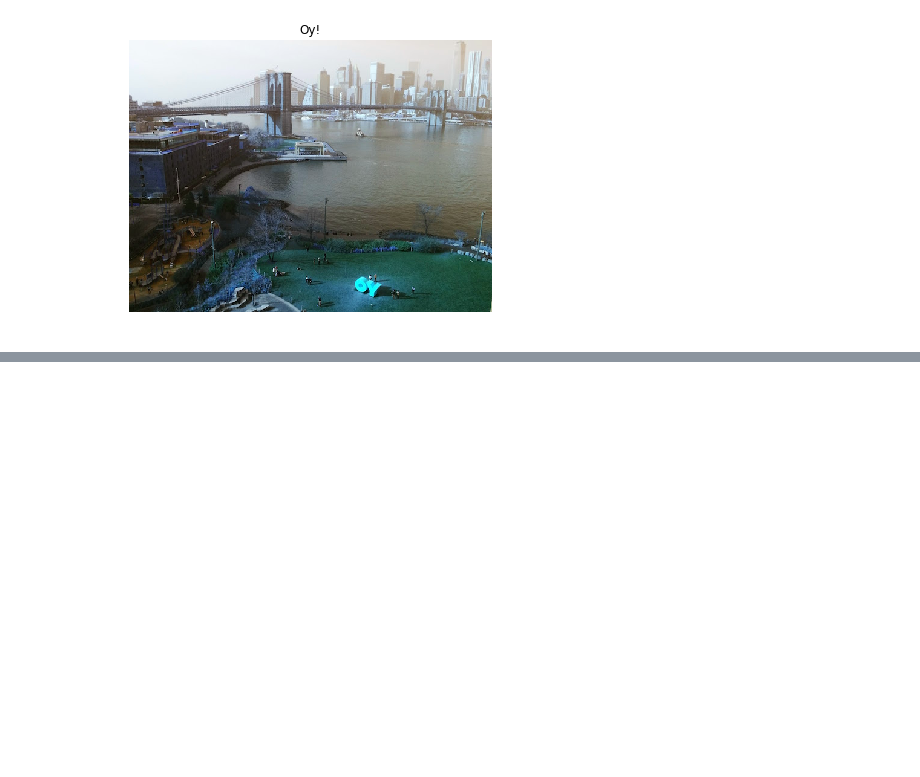
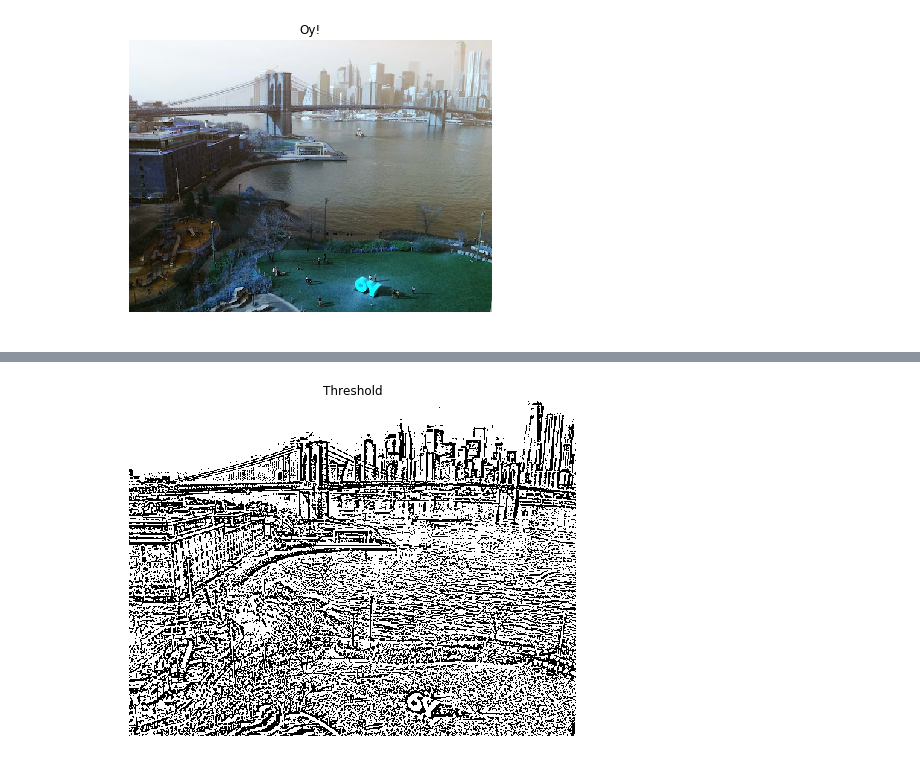
Before and after one commit to SaharCarmel/ComputerVision046746, a Jupyter notebook: HW0/ee046746_hw0_python_image_processing.ipynb, the cells around one changed output, grey strips where cells are left out. Saved outputs shown, nothing was run; the diff lists cells and outputs as text; code cells hidden in the pictures; blank space fills up the shorter version.

```diff
--- a/HW0/ee046746_hw0_python_image_processing.ipynb
+++ b/HW0/ee046746_hw0_python_image_processing.ipynb
@@ -50,6 +50,13 @@ import numpy as np
 import matplotlib.pyplot as plt
 import cv2
 %matplotlib inline
+# %%
+def plotImage(image, title):
+    fig = plt.figure(figsize=(8, 8)) # create a figure, just like in matlab
+    ax = fig.add_subplot(1, 1 ,1) # create a subplot of certain size
+    ax.imshow(image, cmap="gray")
+    ax.set_title(title)
+    ax.set_axis_off()
 # %% [markdown]
 ### <img src="https://img.icons8.com/dusk/64/000000/python.png" style="height:50px;display:inline"> Introduction to Python
 ---
@@ -657,3 +654,10 @@ Your Code Here
+# %%
+grayImg = cv2.cvtColor(oy_image, cv2.COLOR_RGB2GRAY)
+grayImg = cv2.adaptiveThreshold(src=grayImg, maxValue = 255, adaptiveMethod=cv2.ADAPTIVE_THRESH_GAUSSIAN_C, thresholdType=cv2.THRESH_BINARY, blockSize=11, C=2)
+
+plotImage(grayImg, 'Threshold')
+# %% [output]
+[figure, added]
 # %% [markdown]
 ### <img src="https://img.icons8.com/color/96/000000/deadlift.png" style="height:50px;display:inline"> Exercise 6
 
```
Also changed, not shown: parts of 18 cells of this notebook.
